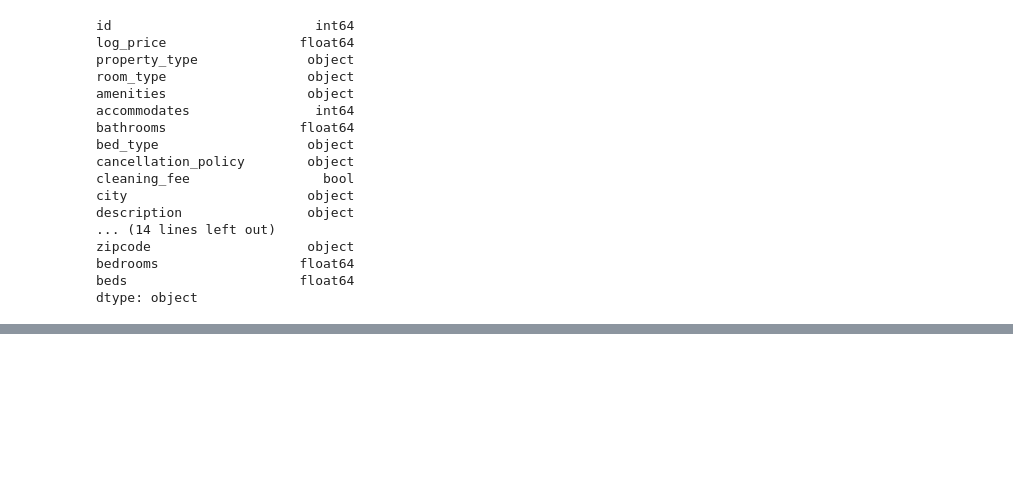
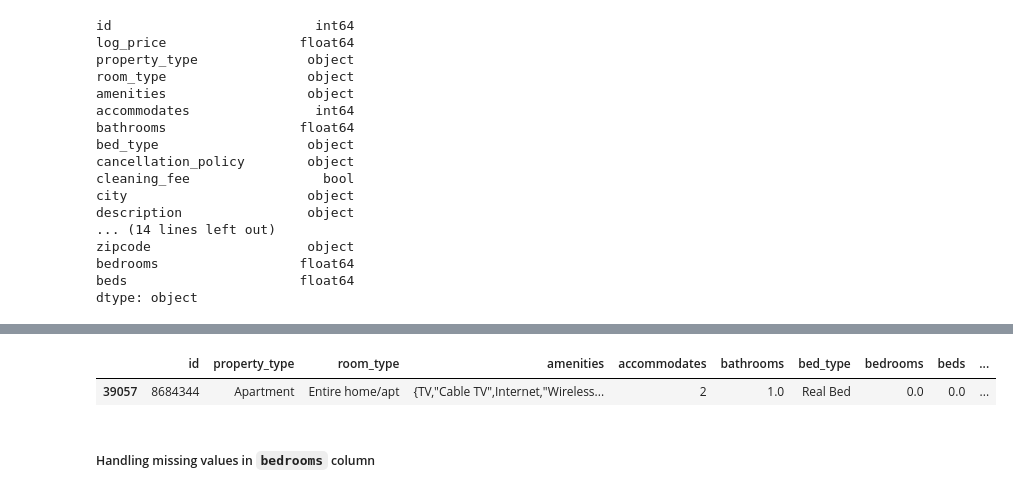
Before and after one commit to janejeshen/Recommendation-system-for-hotel-and-airbnbs, a Jupyter notebook: Recommendation_system.ipynb, the cells around one changed output, grey strips where cells are left out. Saved outputs shown, nothing was run; the diff lists cells and outputs as text; code cells hidden in the pictures; blank space fills up the shorter version.

```diff
--- a/Recommendation_system.ipynb
+++ b/Recommendation_system.ipynb
@@ -182,0 +393,17 @@ IntCastingNaNError: Cannot convert non-finite values (NA or inf) to integer
+# %%
+# Bed keywords mapping
+bed_keywords = {'double bed': 1,'single bed': 1,'two single beds': 2,'queen bed': 1,'king bed': 1}
+
+# Function to update bed column due to inconsistency
+def update_bed_count(row):
+    if row['beds'] == 0:
+        description = row['description'].lower()
+        for key, value in bed_keywords.items():
+            if key in description:
+                return value
+        if 'bed' in description or 'beds' in description:
+            return 1
+    return row['beds']
+
+# Apply function
+df['beds'] = df.apply(update_bed_count, axis=1)
@@ -182,0 +434,7 @@ IntCastingNaNError: Cannot convert non-finite values (NA or inf) to integer
+# %%
+# Dataframe of columns with no beds
+no_beds = df[df["beds"]==0.0]
+no_beds.head()
+# %% [output]
+|  | id | property_type | room_type | amenities | accommodates | bathrooms | bed_type | bedrooms | beds | ... |
+| 39057 | 8684344 | Apartment | Entire home/apt | {TV,"Cable TV",Internet,"Wireless... | 2 | 1.0 | Real Bed | 0.0 | 0.0 | ... |
@@ -182,0 +447,2 @@ IntCastingNaNError: Cannot convert non-finite values (NA or inf) to integer
+# %% [markdown]
+##### Handling missing values in `bedrooms` column
```
Also changed, not shown: parts of 35 cells of this notebook, 1 other file.
